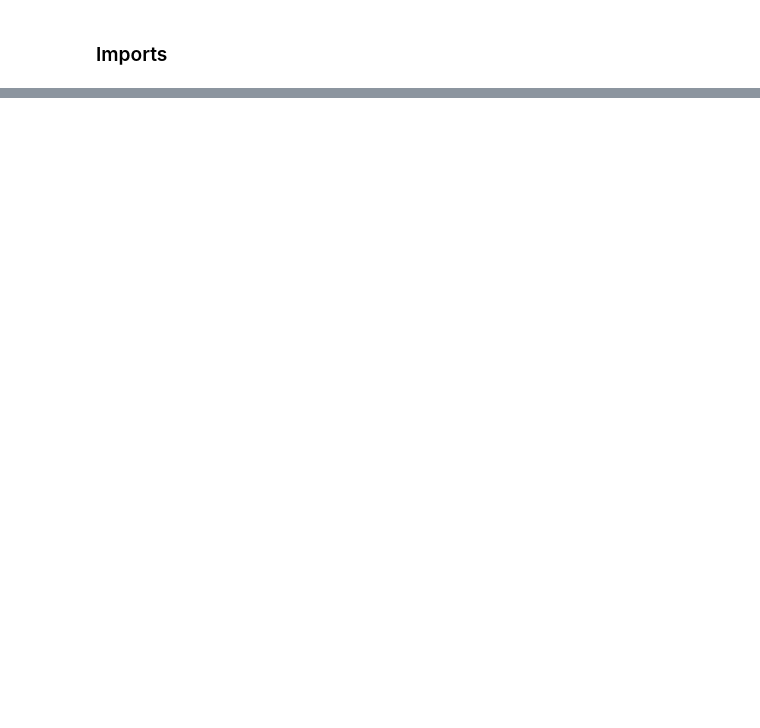
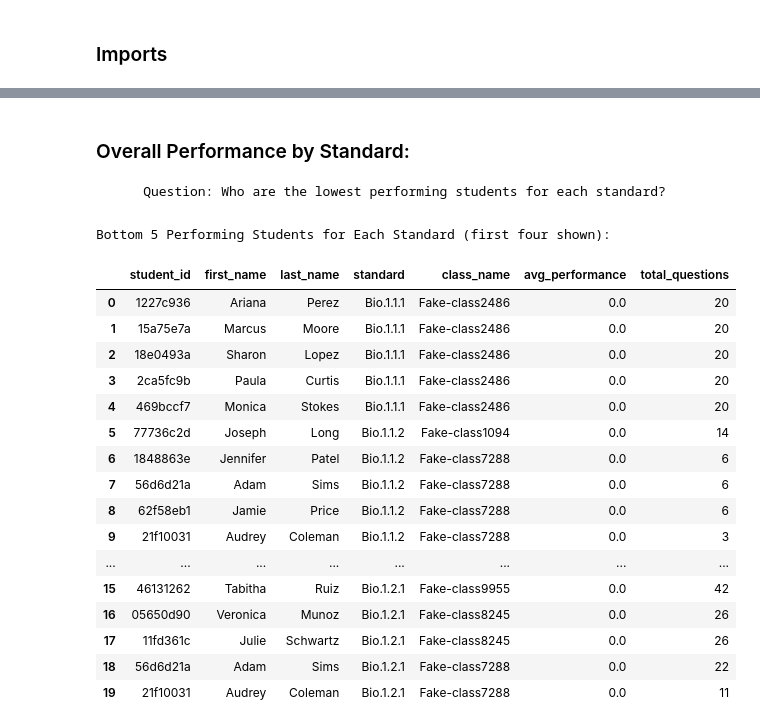
Before and after one commit to Aj-eloa/mlproject, a Jupyter notebook: notebook/EDA studentsTestData.ipynb, the cells around one changed output, grey strips where cells are left out. Saved outputs shown, nothing was run; the diff lists cells and outputs as text; code cells hidden in the pictures; blank space fills up the shorter version.

```diff
--- a/notebook/EDA studentsTestData.ipynb
+++ b/notebook/EDA studentsTestData.ipynb
@@ -112,0 +523,28 @@ is their a score trend by month or year?
+# %% [markdown]
+### Overall Performance by Standard:
+		Question: Who are the lowest performing students for each standard?
+# %%
+# Get lowest 5 students for each standard
+bottom_5_students = get_top_n_students(performance_by_standard, n=5, upper=False)
+
+print("Bottom 5 Performing Students for Each Standard (first four shown):")
+display(bottom_5_students.head(20))
+# %% [output]
+Bottom 5 Performing Students for Each Standard (first four shown):
+|  | student_id | first_name | last_name | standard | class_name | avg_performance | total_questions |
+| 0 | 1227c936 | Ariana | Perez | Bio.1.1.1 | Fake-class2486 | 0.0 | 20 |
+| 1 | 15a75e7a | Marcus | Moore | Bio.1.1.1 | Fake-class2486 | 0.0 | 20 |
+| 2 | 18e0493a | Sharon | Lopez | Bio.1.1.1 | Fake-class2486 | 0.0 | 20 |
+| 3 | 2ca5fc9b | Paula | Curtis | Bio.1.1.1 | Fake-class2486 | 0.0 | 20 |
+| 4 | 469bccf7 | Monica | Stokes | Bio.1.1.1 | Fake-class2486 | 0.0 | 20 |
+| 5 | 77736c2d | Joseph | Long | Bio.1.1.2 | Fake-class1094 | 0.0 | 14 |
+| 6 | 1848863e | Jennifer | Patel | Bio.1.1.2 | Fake-class7288 | 0.0 | 6 |
+| 7 | 56d6d21a | Adam | Sims | Bio.1.1.2 | Fake-class7288 | 0.0 | 6 |
+| 8 | 62f58eb1 | Jamie | Price | Bio.1.1.2 | Fake-class7288 | 0.0 | 6 |
+| 9 | 21f10031 | Audrey | Coleman | Bio.1.1.2 | Fake-class7288 | 0.0 | 3 |
+| ... | ... | ... | ... | ... | ... | ... | ... |
+| 15 | 46131262 | Tabitha | Ruiz | Bio.1.2.1 | Fake-class9955 | 0.0 | 42 |
+| 16 | 05650d90 | Veronica | Munoz | Bio.1.2.1 | Fake-class8245 | 0.0 | 26 |
+| 17 | 11fd361c | Julie | Schwartz | Bio.1.2.1 | Fake-class8245 | 0.0 | 26 |
+| 18 | 56d6d21a | Adam | Sims | Bio.1.2.1 | Fake-class7288 | 0.0 | 22 |
+| 19 | 21f10031 | Audrey | Coleman | Bio.1.2.1 | Fake-class7288 | 0.0 | 11 |
```
Also changed, not shown: parts of 67 cells of this notebook, 7 other files.
